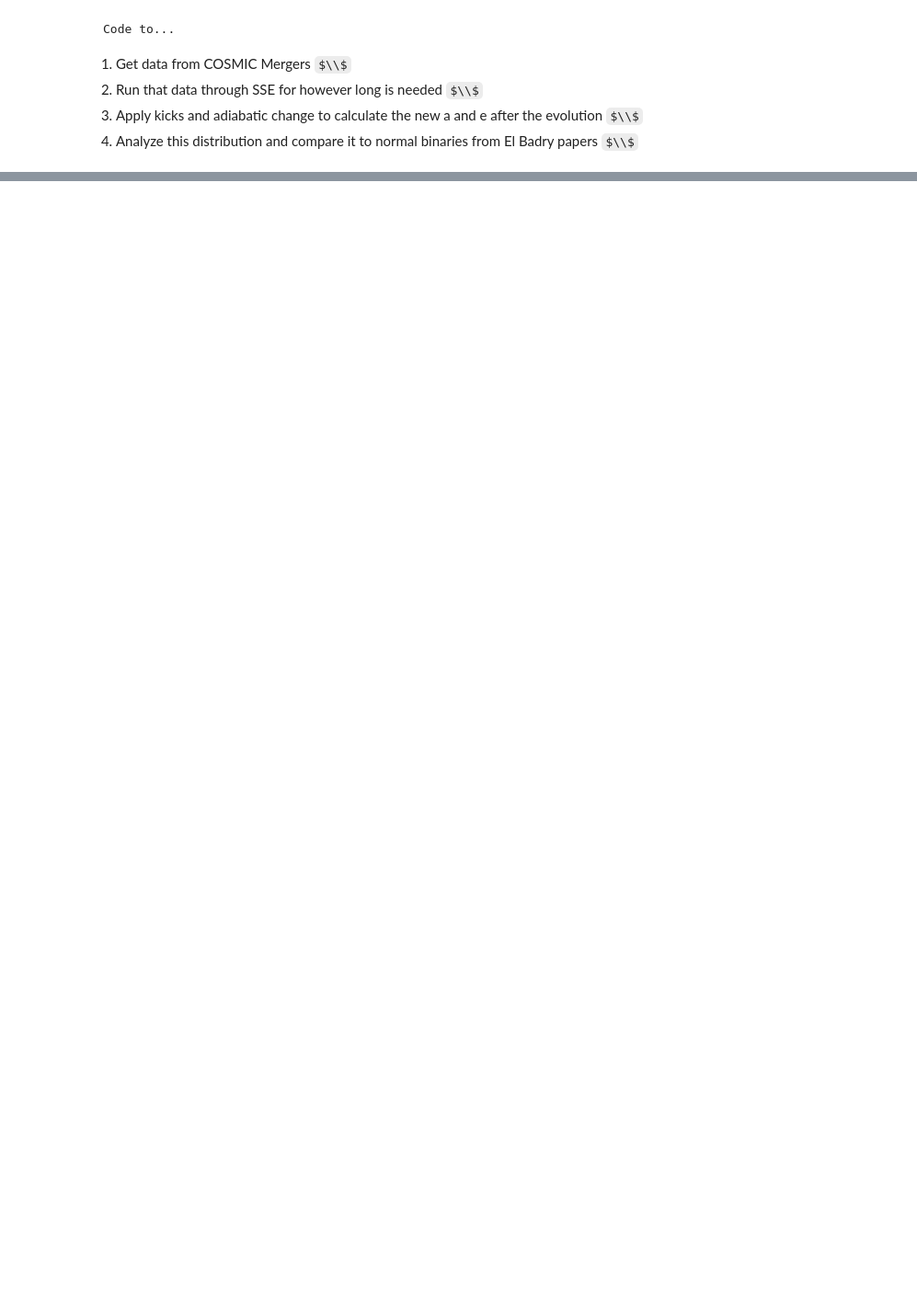
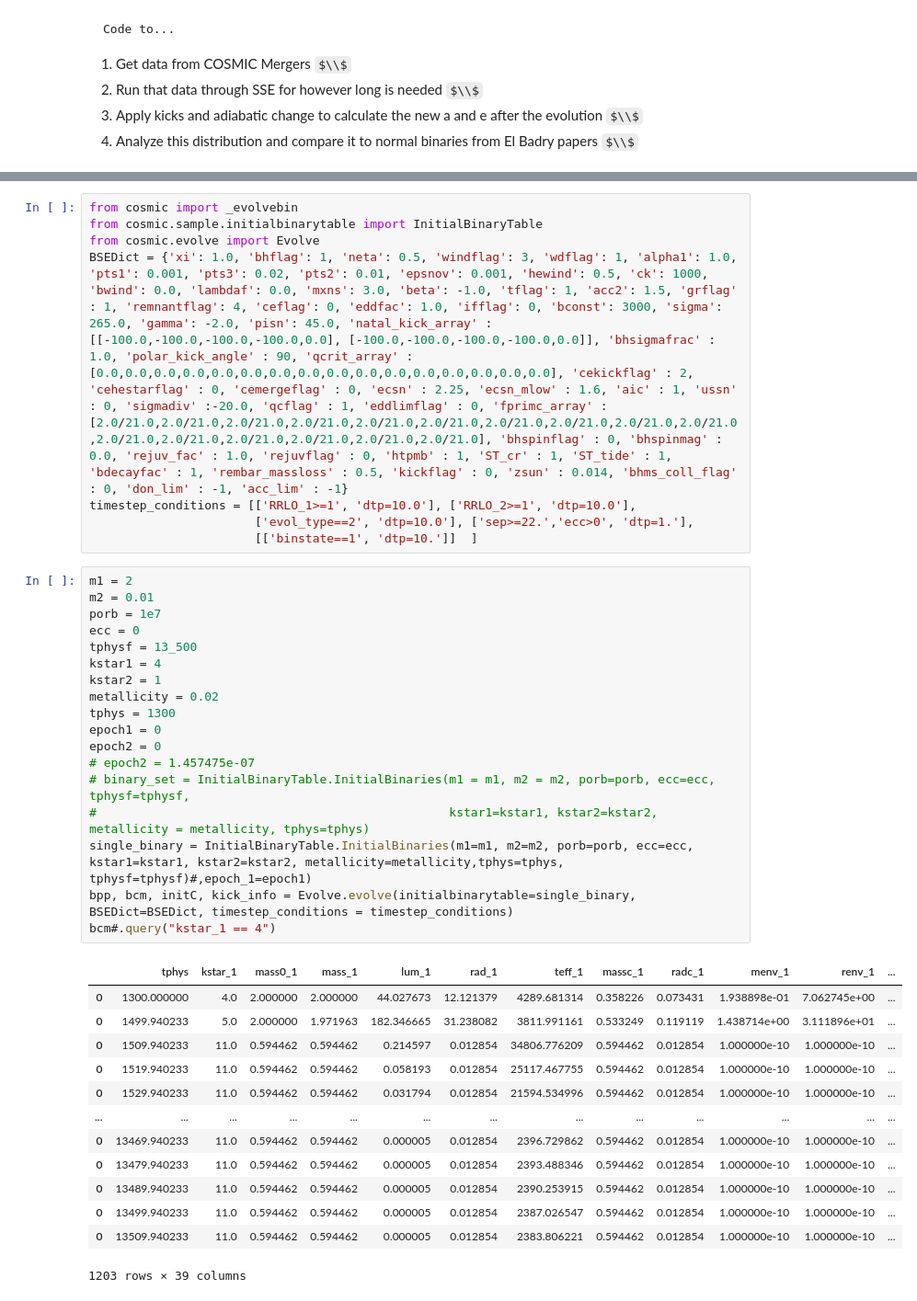
Before and after one commit to cheyanneshariat/OSPE_Scripts, a Jupyter notebook: SSE_Mergers.ipynb, the cells around one changed output, grey strips where cells are left out. Shown at 92% size. Drawn from its saved outputs; the diff is of its cells as text; some formulas as TeX source; blank space fills up the shorter version.

```diff
--- a/SSE_Mergers.ipynb
+++ b/SSE_Mergers.ipynb
@@ -21,0 +367,40 @@ warnings.simplefilter(action='ignore', category=FutureWarning)
+# %%
+from cosmic import _evolvebin
+from cosmic.sample.initialbinarytable import InitialBinaryTable
+from cosmic.evolve import Evolve
+BSEDict = {'xi': 1.0, 'bhflag': 1, 'neta': 0.5, 'windflag': 3, 'wdflag': 1, 'alpha1': 1.0, 'pts1': 0.001, 'pts3': 0.02, 'pts2': 0.01, 'epsnov': 0.001, 'hewind': 0.5, 'ck': 1000, 'bwind': 0.0, 'lambdaf': 0.0, 'mxns': 3.0, 'beta': -1.0, 'tflag': 1, 'acc2': 1.5, 'grflag' : 1, 'remnantflag': 4, 'ceflag': 0, 'eddfac': 1.0, 'ifflag': 0, 'bconst': 3000, 'sigma': 265.0, 'gamma': -2.0, 'pisn': 45.0, 'natal_kick_array' : [[-100.0,-100.0,-100.0,-100.0,0.0], [-100.0,-100.0,-100.0,-100.0,0.0]], 'bhsigmafrac' : 1.0, 'polar_kick_angle' : 90, 'qcrit_array' : [0.0,0.0,0.0,0.0,0.0,0.0,0.0,0.0,0.0,0.0,0.0,0.0,0.0,0.0,0.0,0.0], 'cekickflag' : 2, 'cehestarflag' : 0, 'cemergeflag' : 0, 'ecsn' : 2.25, 'ecsn_mlow' : 1.6, 'aic' : 1, 'ussn' : 0, 'sigmadiv' :-20.0, 'qcflag' : 1, 'eddlimflag' : 0, 'fprimc_array' : [2.0/21.0,2.0/21.0,2.0/21.0,2.0/21.0,2.0/21.0,2.0/21.0,2.0/21.0,2.0/21.0,2.0/21.0,2.0/21.0,2.0/21.0,2.0/21.0,2.0/21.0,2.0/21.0,2.0/21.0,2.0/21.0], 'bhspinflag' : 0, 'bhspinmag' : 0.0, 'rejuv_fac' : 1.0, 'rejuvflag' : 0, 'htpmb' : 1, 'ST_cr' : 1, 'ST_tide' : 1, 'bdecayfac' : 1, 'rembar_massloss' : 0.5, 'kickflag' : 0, 'zsun' : 0.014, 'bhms_coll_flag' : 0, 'don_lim' : -1, 'acc_lim' : -1}
+timestep_conditions = [['RRLO_1>=1', 'dtp=10.0'], ['RRLO_2>=1', 'dtp=10.0'],
+                       ['evol_type==2', 'dtp=10.0'], ['sep>=22.','ecc>0', 'dtp=1.'],
+                       [['binstate==1', 'dtp=10.']]  ]
+# %%
+m1 = 2
+m2 = 0.01
+porb = 1e7
+ecc = 0
+tphysf = 13_500
+kstar1 = 4
+kstar2 = 1
+metallicity = 0.02
+tphys = 1300
+epoch1 = 0
+epoch2 = 0
+# epoch2 = 1.457475e-07
+# binary_set = InitialBinaryTable.InitialBinaries(m1 = m1, m2 = m2, porb=porb, ecc=ecc, tphysf=tphysf,
+#                                                 kstar1=kstar1, kstar2=kstar2, metallicity = metallicity, tphys=tphys)
+single_binary = InitialBinaryTable.InitialBinaries(m1=m1, m2=m2, porb=porb, ecc=ecc, kstar1=kstar1, kstar2=kstar2, metallicity=metallicity,tphys=tphys, tphysf=tphysf)#,epoch_1=epoch1)
+bpp, bcm, initC, kick_info = Evolve.evolve(initialbinarytable=single_binary, BSEDict=BSEDict, timestep_conditions = timestep_conditions)
+bcm#.query("kstar_1 == 4")
+# %% [output]
+|  | tphys | kstar_1 | mass0_1 | mass_1 | lum_1 | rad_1 | teff_1 | massc_1 | radc_1 | menv_1 | renv_1 | ... |
+| 0 | 1300.000000 | 4.0 | 2.000000 | 2.000000 | 44.027673 | 12.121379 | 4289.681314 | 0.358226 | 0.073431 | 1.938898e-01 | 7.062745e+00 | ... |
+| 0 | 1499.940233 | 5.0 | 2.000000 | 1.971963 | 182.346665 | 31.238082 | 3811.991161 | 0.533249 | 0.119119 | 1.438714e+00 | 3.111896e+01 | ... |
+| 0 | 1509.940233 | 11.0 | 0.594462 | 0.594462 | 0.214597 | 0.012854 | 34806.776209 | 0.594462 | 0.012854 | 1.000000e-10 | 1.000000e-10 | ... |
+| 0 | 1519.940233 | 11.0 | 0.594462 | 0.594462 | 0.058193 | 0.012854 | 25117.467755 | 0.594462 | 0.012854 | 1.000000e-10 | 1.000000e-10 | ... |
+| 0 | 1529.940233 | 11.0 | 0.594462 | 0.594462 | 0.031794 | 0.012854 | 21594.534996 | 0.594462 | 0.012854 | 1.000000e-10 | 1.000000e-10 | ... |
+| ... | ... | ... | ... | ... | ... | ... | ... | ... | ... | ... | ... | ... |
+| 0 | 13469.940233 | 11.0 | 0.594462 | 0.594462 | 0.000005 | 0.012854 | 2396.729862 | 0.594462 | 0.012854 | 1.000000e-10 | 1.000000e-10 | ... |
+| 0 | 13479.940233 | 11.0 | 0.594462 | 0.594462 | 0.000005 | 0.012854 | 2393.488346 | 0.594462 | 0.012854 | 1.000000e-10 | 1.000000e-10 | ... |
+| 0 | 13489.940233 | 11.0 | 0.594462 | 0.594462 | 0.000005 | 0.012854 | 2390.253915 | 0.594462 | 0.012854 | 1.000000e-10 | 1.000000e-10 | ... |
+| 0 | 13499.940233 | 11.0 | 0.594462 | 0.594462 | 0.000005 | 0.012854 | 2387.026547 | 0.594462 | 0.012854 | 1.000000e-10 | 1.000000e-10 | ... |
+| 0 | 13509.940233 | 11.0 | 0.594462 | 0.594462 | 0.000005 | 0.012854 | 2383.806221 | 0.594462 | 0.012854 | 1.000000e-10 | 1.000000e-10 | ... |
+1203 rows × 39 columns
```
Also changed, not shown: parts of 10 cells of this notebook, 2 other files.
